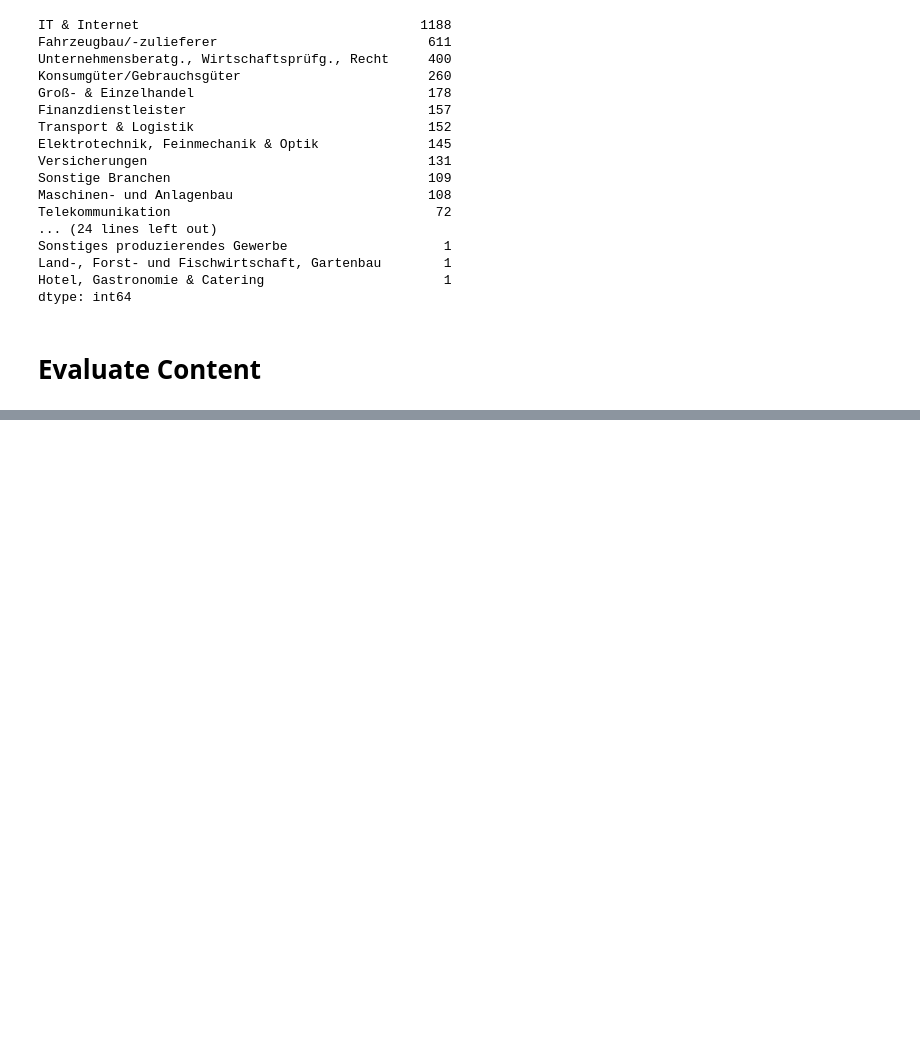
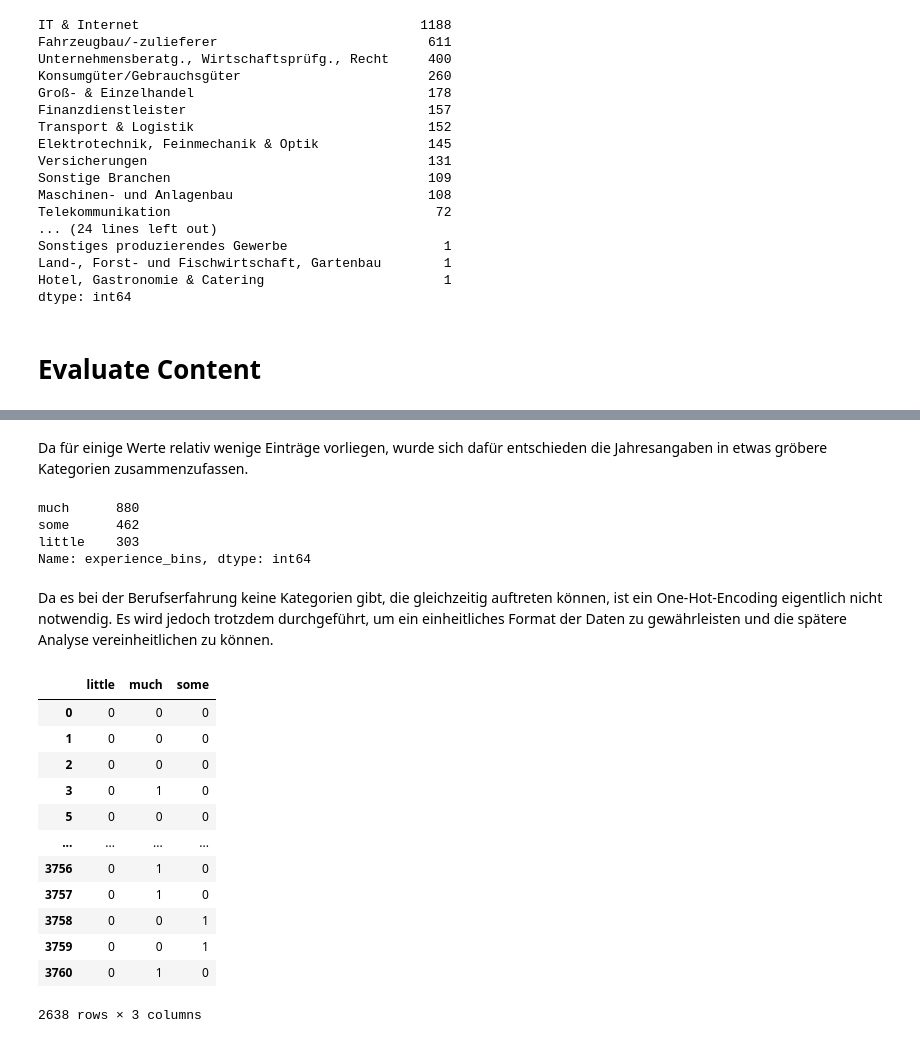
Before and after one commit to Joachim93/Data-Science-Job-Analysis, a Jupyter notebook: Data_Cleaning.ipynb, the cells around one changed output, grey strips where cells are left out. Saved outputs shown, nothing was run; the diff lists cells and outputs as text; code cells hidden in the pictures; blank space fills up the shorter version.

```diff
--- a/Data_Cleaning.ipynb
+++ b/Data_Cleaning.ipynb
@@ -1120,0 +1174,30 @@ l + ["a"]
+# %% [markdown]
+Da für einige Werte relativ wenige Einträge vorliegen, wurde sich dafür entschieden die Jahresangaben in etwas gröbere Kategorien zusammenzufassen.
+# %%
+df_experience["experience_bins"] = df_experience["experience"].replace({"1": "little", "2": "little", "3": "some", "4": "some", "5": "much",
+                                                                 "6": "much", "7": "much", "8": "much", "9": "much", "10": "much"})
+df_experience["experience_bins"].value_counts()
+# %% [output]
+much      880
+some      462
+little    303
+Name: experience_bins, dtype: int64
+# %% [markdown]
+Da es bei der Berufserfahrung keine Kategorien gibt, die gleichzeitig auftreten können, ist ein One-Hot-Encoding eigentlich nicht notwendig. Es wird jedoch trotzdem durchgeführt, um ein einheitliches Format der Daten zu gewährleisten und die spätere Analyse vereinheitlichen zu können.
+# %%
+experience_dummies = pd.get_dummies(df_experience["experience_bins"])
+experience_dummies
+# %% [output]
+|  | little | much | some |
+| 0 | 0 | 0 | 0 |
+| 1 | 0 | 0 | 0 |
+| 2 | 0 | 0 | 0 |
+| 3 | 0 | 1 | 0 |
+| 5 | 0 | 0 | 0 |
+| ... | ... | ... | ... |
+| 3756 | 0 | 1 | 0 |
+| 3757 | 0 | 1 | 0 |
+| 3758 | 0 | 0 | 1 |
+| 3759 | 0 | 0 | 1 |
+| 3760 | 0 | 1 | 0 |
+2638 rows × 3 columns
```
Also changed, not shown: parts of 33 cells of this notebook, 1 other file.
